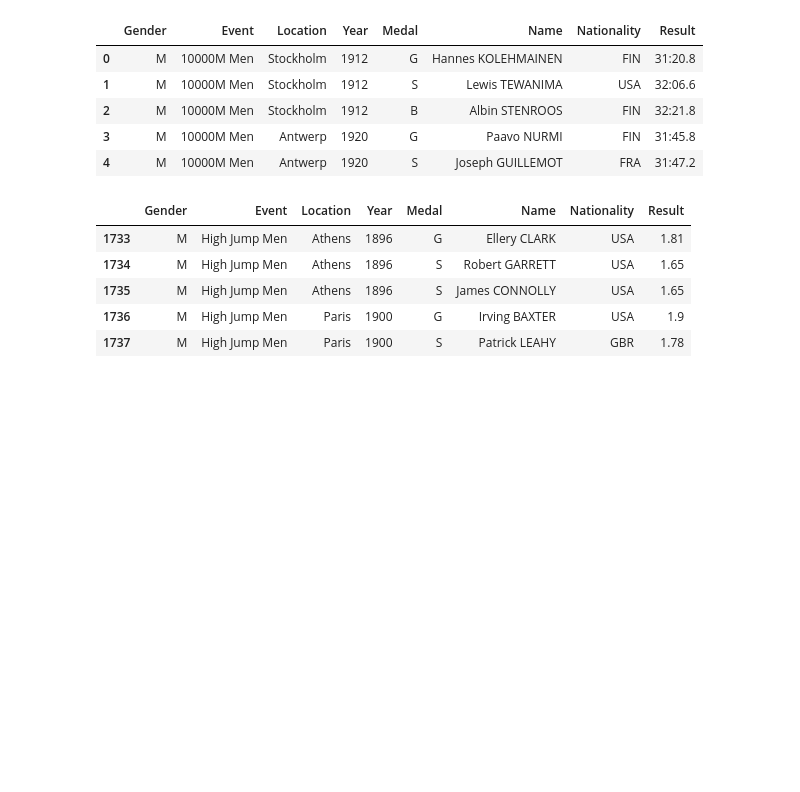
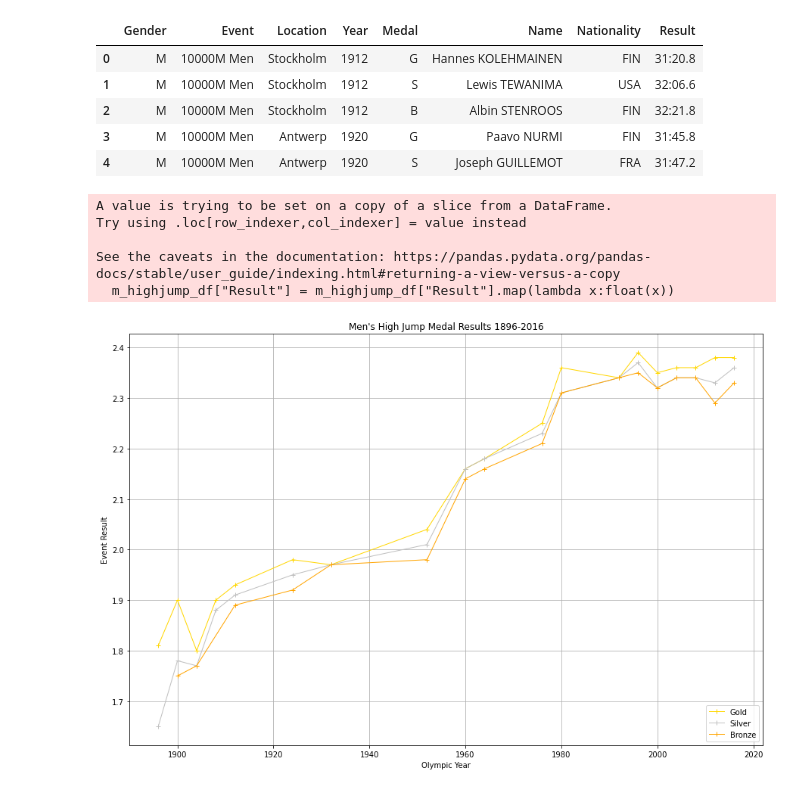
Before and after one commit to dstagner63/Project1, a Jupyter notebook: master_file.ipynb, the cells around one changed output. Saved outputs shown, nothing was run; the diff lists cells and outputs as text; code cells hidden in the pictures; blank space fills up the shorter version.

Commit message:
Added Code for Mens High Jump

```diff
--- a/master_file.ipynb
+++ b/master_file.ipynb
@@ -27,12 +31,34 @@ m_10000_df = olympic_data_df.loc[olympic_data_df["Event"] == "10000M Men"]
 w_10000_df = olympic_data_df.loc[olympic_data_df["Event"] == "10000M Women"]
 m_800_df = olympic_data_df.loc[olympic_data_df["Event"] == "800M Men"]
 w_800_df = olympic_data_df.loc[olympic_data_df["Event"] == "800M Women"]
-# %%
-m_highjump_df.head()
-# %% [output]
-|  | Gender | Event | Location | Year | Medal | Name | Nationality | Result |
-| 1733 | M | High Jump Men | Athens | 1896 | G | Ellery CLARK | USA | 1.81 |
-| 1734 | M | High Jump Men | Athens | 1896 | S | Robert GARRETT | USA | 1.65 |
-| 1735 | M | High Jump Men | Athens | 1896 | S | James CONNOLLY | USA | 1.65 |
-| 1736 | M | High Jump Men | Paris | 1900 | G | Irving BAXTER | USA | 1.9 |
-| 1737 | M | High Jump Men | Paris | 1900 | S | Patrick LEAHY | GBR | 1.78 |
+# %%
+# Plot the results for Mens High Jump
+#Group by year and medal and change result into numberic value using lambda
+m_highjump_df["Result"] = m_highjump_df["Result"].map(lambda x:float(x))
+m_highjump_gb = m_highjump_df.groupby(['Year',"Medal"])["Result"].mean()
+
+#Create dataframe to plot and reset index then create dataframes for each medal
+m_highjump_plt_df = pd.DataFrame(m_highjump_gb).reset_index()
+hj_gold_df = m_highjump_plt_df.loc[m_highjump_plt_df["Medal"]=="G",["Year", "Result"]]
+hj_silver_df = m_highjump_plt_df.loc[m_highjump_plt_df["Medal"]=="S",["Year", "Result"]]
+hj_bronze_df = m_highjump_plt_df.loc[m_highjump_plt_df["Medal"]=="B",["Year", "Result"]]
+
+#Plot the three medal reults to line graph and save file to output folder
+fig= plt.figure(figsize=(15,10))
+plt.plot(hj_gold_df["Year"], hj_gold_df["Result"], linewidth=1, marker="+", color="gold", label="Gold")
+plt.plot(hj_silver_df["Year"], hj_silver_df["Result"], linewidth=1, marker="+", color="silver", label="Silver")
+plt.plot(hj_bronze_df["Year"], hj_bronze_df["Result"], linewidth=1, marker="+", color="orange", label="Bronze")
+plt.grid()
+plt.legend(loc="lower right")
+plt.title("Men's High Jump Medal Results 1896-2016")
+plt.xlabel("Olympic Year")
+plt.ylabel("Event Result")
+plt.savefig("Output/Men's High Jump Medal Results 1896-2016.png")
+plt.show()
+# %% [output]
+A value is trying to be set on a copy of a slice from a DataFrame.
+Try using .loc[row_indexer,col_indexer] = value instead
+
+See the caveats in the documentation: https://pandas.pydata.org/pandas-docs/stable/user_guide/indexing.html#returning-a-view-versus-a-copy
+  m_highjump_df["Result"] = m_highjump_df["Result"].map(lambda x:float(x))
+[figure, added]
```
Also changed, not shown: parts of 2 cells of this notebook, 1 other file.
